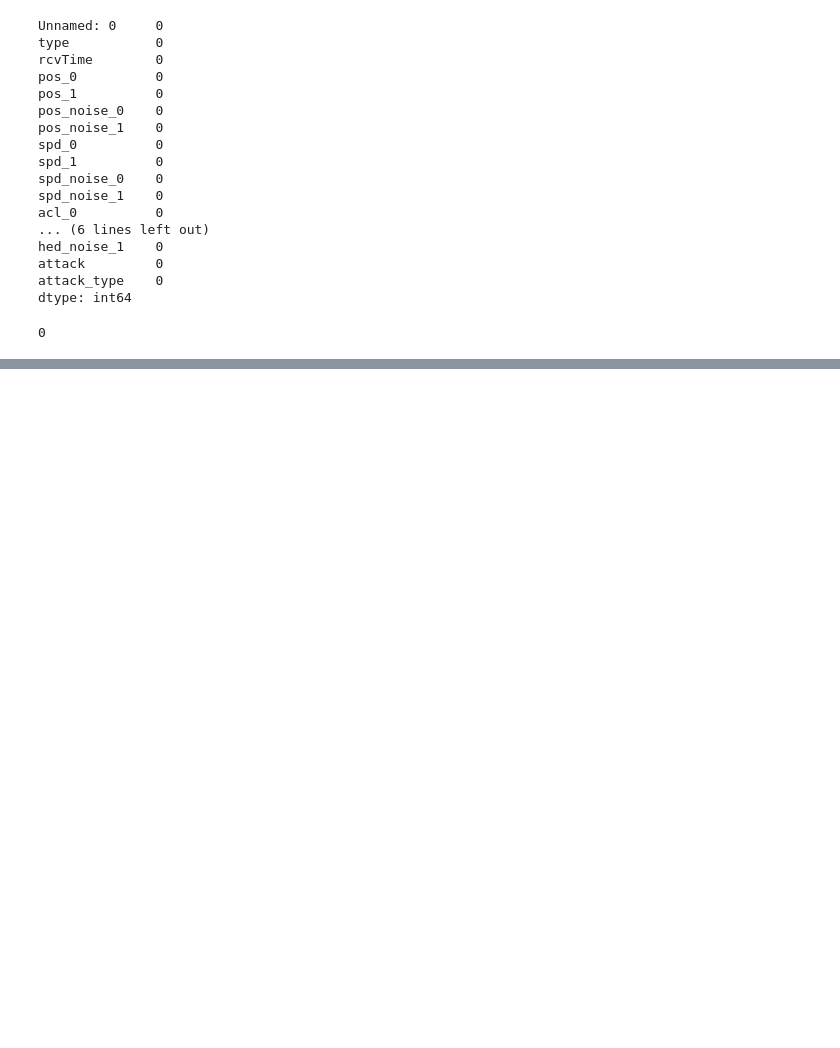
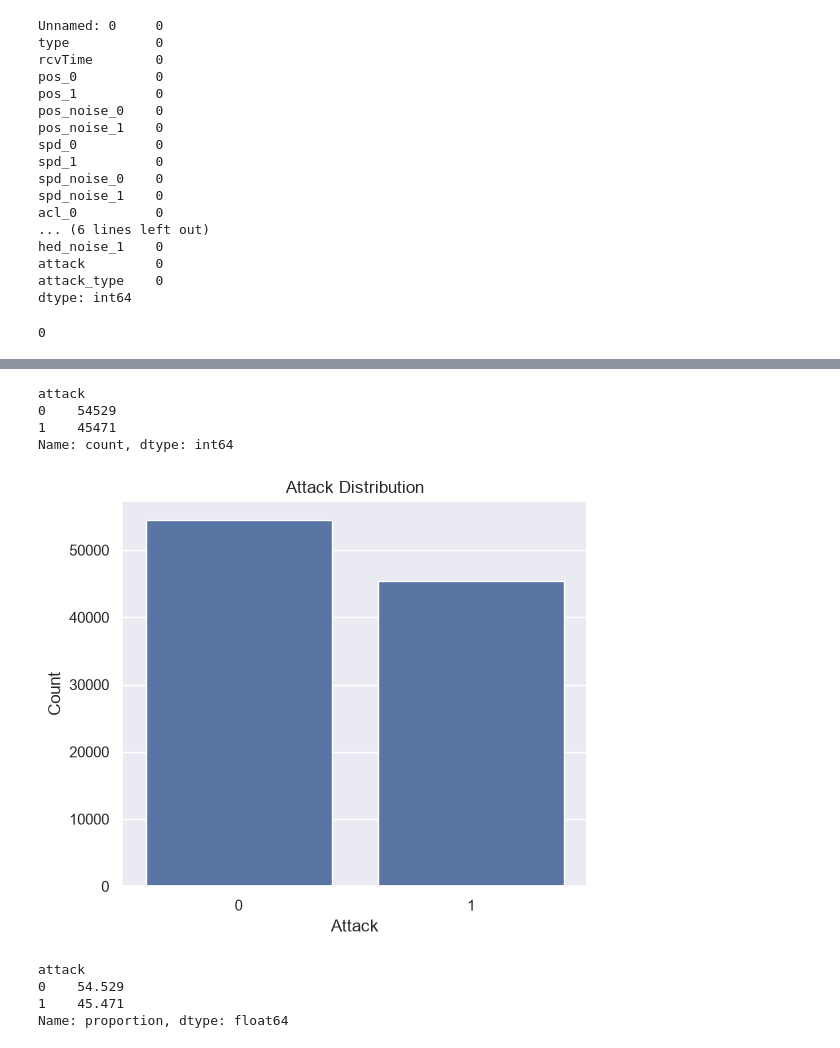
Before and after one commit to DataVineet/LLM-Explainable-Misbehavior-Reporting, a Jupyter notebook: notebooks/02_Exploratory_Data_Analysis.ipynb, the cells around one changed output, grey strips where cells are left out. Cells and saved outputs as stored; diff of their text form; code cells hidden in the pictures; blank space fills up the shorter version.

```diff
--- a/notebooks/02_Exploratory_Data_Analysis.ipynb
+++ b/notebooks/02_Exploratory_Data_Analysis.ipynb
@@ -95,0 +107,39 @@ print(df.duplicated().sum())
+# %%
+attack_counts = df["attack"].value_counts()
+
+attack_counts
+# %% [output]
+attack
+0    54529
+1    45471
+Name: count, dtype: int64
+# %%
+plt.figure(figsize=(6,5))
+
+sns.countplot(
+    data=df,
+    x="attack"
+)
+
+plt.title("Attack Distribution")
+
+plt.xlabel("Attack")
+
+plt.ylabel("Count")
+
+plt.show()
+# %% [output]
+[figure, added]
+# %%
+attack_percent = (
+    df["attack"]
+      .value_counts(normalize=True)
+      *100
+)
+
+attack_percent
+# %% [output]
+attack
+0    54.529
+1    45.471
+Name: proportion, dtype: float64
```
Also changed, not shown: parts of 27 cells of this notebook, 50 other files.
